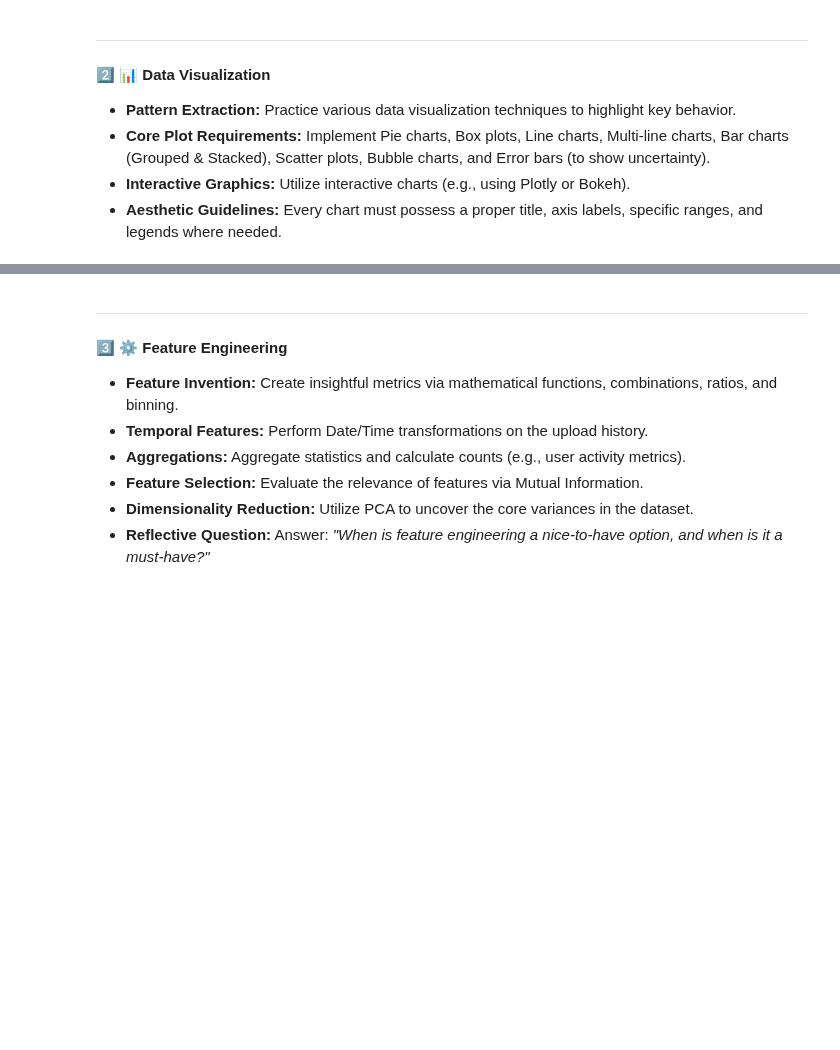
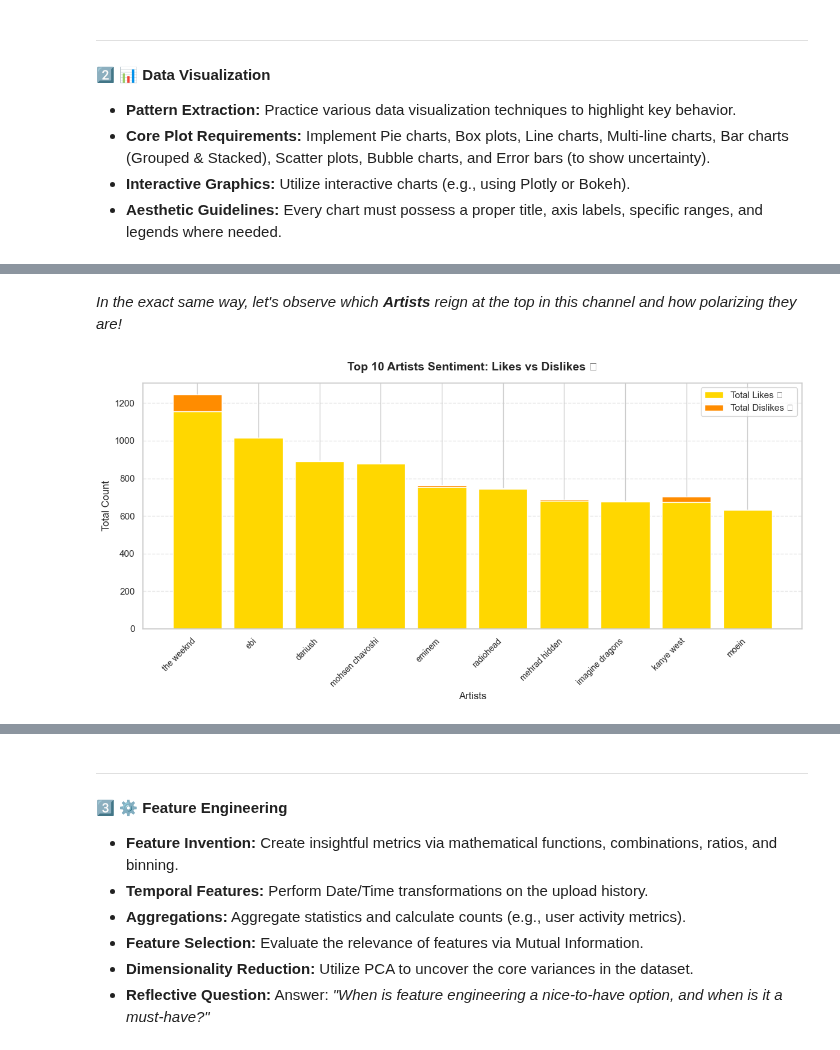
Before and after one commit to MaximumAsp66915/Applied_Data_Science_Course, a Jupyter notebook: ADS_A01/notebooks/01_Main_Analysis.ipynb, the cells around one changed output, grey strips where cells are left out. Drawn from its saved outputs; the diff is of its cells as text; code cells hidden in the pictures; blank space fills up the shorter version.

```diff
--- a/ADS_A01/notebooks/01_Main_Analysis.ipynb
+++ b/ADS_A01/notebooks/01_Main_Analysis.ipynb
@@ -693,0 +889,25 @@ Due to the limited time that I have for this project I would not continue cleani
+# %% [markdown]
+_In the exact same way, let's observe which **Artists** reign at the top in this channel and how polarizing they are!_
+# %%
+# Stacked Bar: Top 10 Artists Engagement (If columns exist for total artist likes, we map them otherwise calculate)
+# Wait, look at df_artists! Typically it has total_likes and total_dislikes natively. Let's stack them!
+top_10_artists = df_artists.nlargest(11, 'num_likes')
+top_10_artists = top_10_artists[top_10_artists['artist_name'] != 'unknown artist']
+
+plt.figure(figsize=(12, 6))
+artists_x = top_10_artists['artist_name'].str[:20].fillna('Unknown')
+
+plt.bar(artists_x, top_10_artists['num_likes'], label='Total Likes ⭐', color='gold')
+plt.bar(artists_x, top_10_artists['num_dislikes'], bottom=top_10_artists['num_likes'], label='Total Dislikes 👎', color='darkorange')
+
+plt.title('Top 10 Artists Sentiment: Likes vs Dislikes 🎤', fontsize=14, fontweight='bold', pad=15)
+plt.ylabel('Total Count', fontsize=12)
+plt.xlabel('Artists', fontsize=12)
+plt.xticks(rotation=45, ha='right', fontsize=10)
+plt.legend(fontsize=11)
+plt.grid(axis='y', linestyle='--', alpha=0.5)
+
+plt.tight_layout()
+plt.show()
+# %% [output]
+[figure, added]
```
Also changed, not shown: parts of 16 cells of this notebook.
